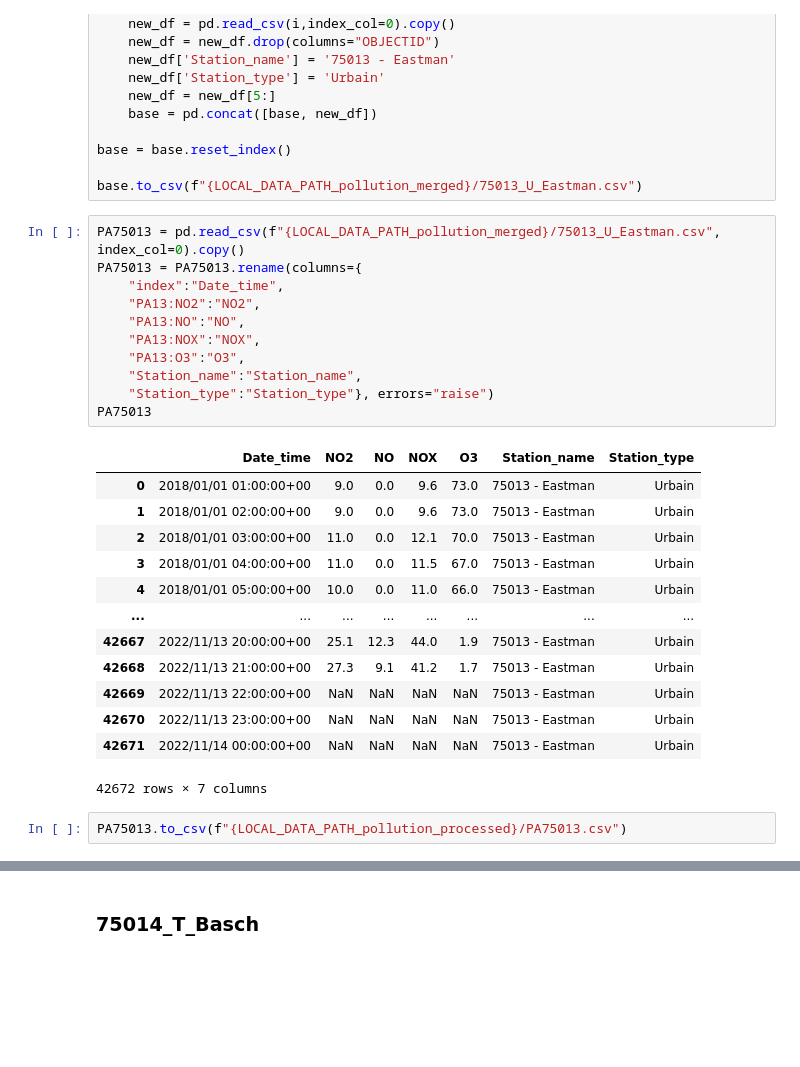
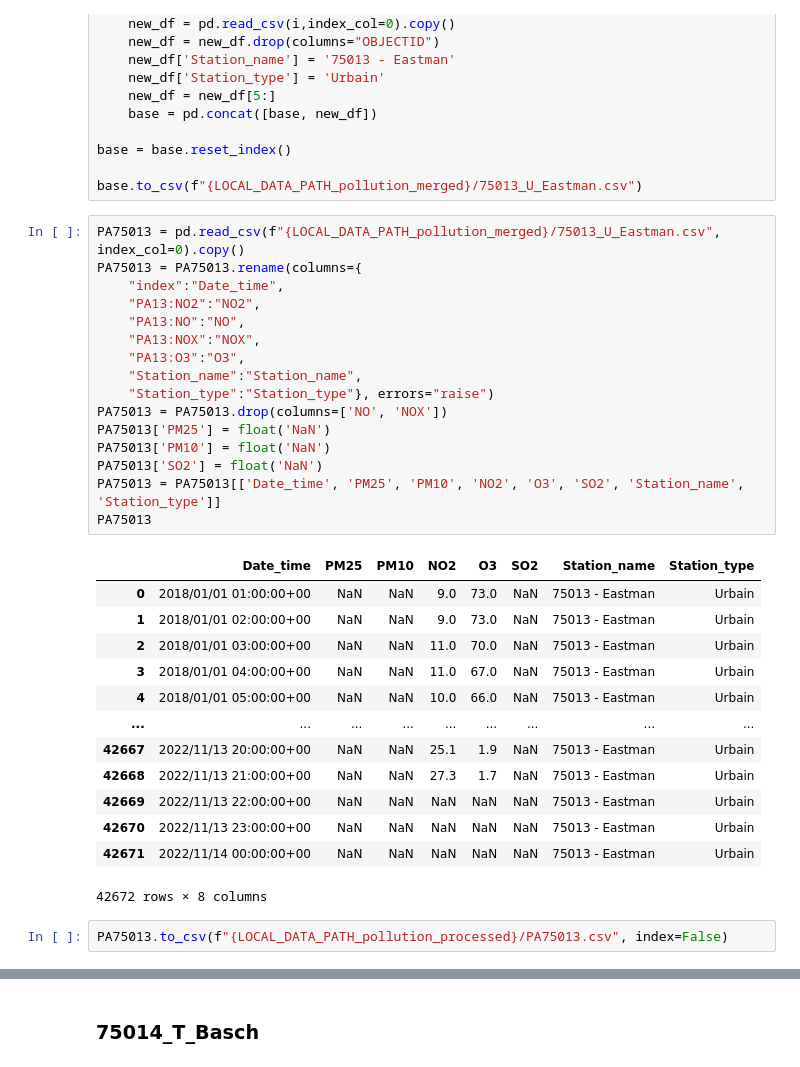
Before and after one commit to TheLab75/ParisDeepAirProject, a Jupyter notebook: notebooks/Louis_pollution1_data_exploration.ipynb, the cells around one changed output, grey strips where cells are left out. Drawn from its saved outputs; the diff is of its cells as text; blank space fills up the shorter version.

```diff
--- a/notebooks/Louis_PDAP_data_exploration.ipynb
+++ b/notebooks/Louis_pollution1_data_exploration.ipynb
@@ -981,30 +1036,35 @@ base.to_csv(f"{LOCAL_DATA_PATH_pollution_merged}/75013_U_Eastman.csv")
 # %%
 PA75013 = pd.read_csv(f"{LOCAL_DATA_PATH_pollution_merged}/75013_U_Eastman.csv", index_col=0).copy()
 PA75013 = PA75013.rename(columns={
     "index":"Date_time",
     "PA13:NO2":"NO2",
     "PA13:NO":"NO",
     "PA13:NOX":"NOX",
     "PA13:O3":"O3",
     "Station_name":"Station_name",
     "Station_type":"Station_type"}, errors="raise")
+PA75013 = PA75013.drop(columns=['NO', 'NOX'])
+PA75013['PM25'] = float('NaN')
+PA75013['PM10'] = float('NaN')
+PA75013['SO2'] = float('NaN')
+PA75013 = PA75013[['Date_time', 'PM25', 'PM10', 'NO2', 'O3', 'SO2', 'Station_name', 'Station_type']]
 PA75013
 # %% [output]
-|  | Date_time | NO2 | NO | NOX | O3 | Station_name | Station_type |
-| 0 | 2018/01/01 01:00:00+00 | 9.0 | 0.0 | 9.6 | 73.0 | 75013 - Eastman | Urbain |
-| 1 | 2018/01/01 02:00:00+00 | 9.0 | 0.0 | 9.6 | 73.0 | 75013 - Eastman | Urbain |
-| 2 | 2018/01/01 03:00:00+00 | 11.0 | 0.0 | 12.1 | 70.0 | 75013 - Eastman | Urbain |
-| 3 | 2018/01/01 04:00:00+00 | 11.0 | 0.0 | 11.5 | 67.0 | 75013 - Eastman | Urbain |
-| 4 | 2018/01/01 05:00:00+00 | 10.0 | 0.0 | 11.0 | 66.0 | 75013 - Eastman | Urbain |
-| ... | ... | ... | ... | ... | ... | ... | ... |
-| 42667 | 2022/11/13 20:00:00+00 | 25.1 | 12.3 | 44.0 | 1.9 | 75013 - Eastman | Urbain |
-| 42668 | 2022/11/13 21:00:00+00 | 27.3 | 9.1 | 41.2 | 1.7 | 75013 - Eastman | Urbain |
-| 42669 | 2022/11/13 22:00:00+00 | NaN | NaN | NaN | NaN | 75013 - Eastman | Urbain |
-| 42670 | 2022/11/13 23:00:00+00 | NaN | NaN | NaN | NaN | 75013 - Eastman | Urbain |
-| 42671 | 2022/11/14 00:00:00+00 | NaN | NaN | NaN | NaN | 75013 - Eastman | Urbain |
+|  | Date_time | PM25 | PM10 | NO2 | O3 | SO2 | Station_name | Station_type |
+| 0 | 2018/01/01 01:00:00+00 | NaN | NaN | 9.0 | 73.0 | NaN | 75013 - Eastman | Urbain |
+| 1 | 2018/01/01 02:00:00+00 | NaN | NaN | 9.0 | 73.0 | NaN | 75013 - Eastman | Urbain |
+| 2 | 2018/01/01 03:00:00+00 | NaN | NaN | 11.0 | 70.0 | NaN | 75013 - Eastman | Urbain |
+| 3 | 2018/01/01 04:00:00+00 | NaN | NaN | 11.0 | 67.0 | NaN | 75013 - Eastman | Urbain |
+| 4 | 2018/01/01 05:00:00+00 | NaN | NaN | 10.0 | 66.0 | NaN | 75013 - Eastman | Urbain |
+| ... | ... | ... | ... | ... | ... | ... | ... | ... |
+| 42667 | 2022/11/13 20:00:00+00 | NaN | NaN | 25.1 | 1.9 | NaN | 75013 - Eastman | Urbain |
+| 42668 | 2022/11/13 21:00:00+00 | NaN | NaN | 27.3 | 1.7 | NaN | 75013 - Eastman | Urbain |
+| 42669 | 2022/11/13 22:00:00+00 | NaN | NaN | NaN | NaN | NaN | 75013 - Eastman | Urbain |
+| 42670 | 2022/11/13 23:00:00+00 | NaN | NaN | NaN | NaN | NaN | 75013 - Eastman | Urbain |
+| 42671 | 2022/11/14 00:00:00+00 | NaN | NaN | NaN | NaN | NaN | 75013 - Eastman | Urbain |
-42672 rows × 7 columns
+42672 rows × 8 columns
 # %%
-PA75013.to_csv(f"{LOCAL_DATA_PATH_pollution_processed}/PA75013.csv")
+PA75013.to_csv(f"{LOCAL_DATA_PATH_pollution_processed}/PA75013.csv", index=False)
 # %%
 quick_check2(PA75013,"NO2")
 # %% [output]
```
Also changed, not shown: parts of 59 cells of this notebook, 4 other files.
